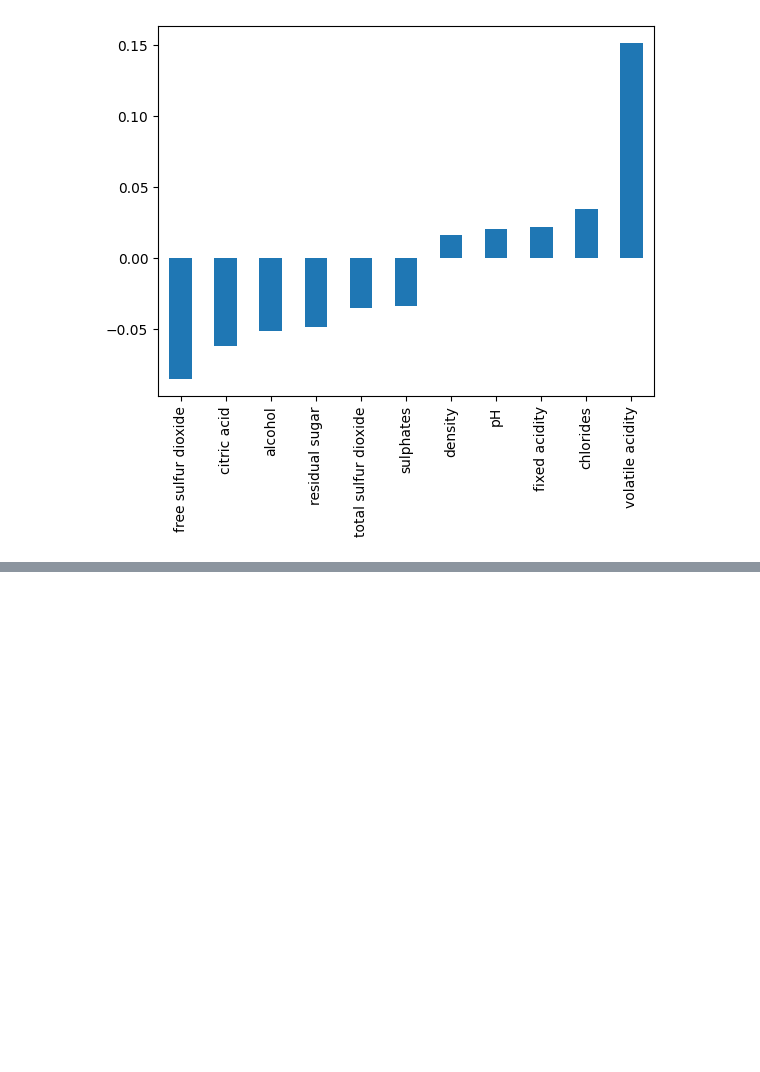
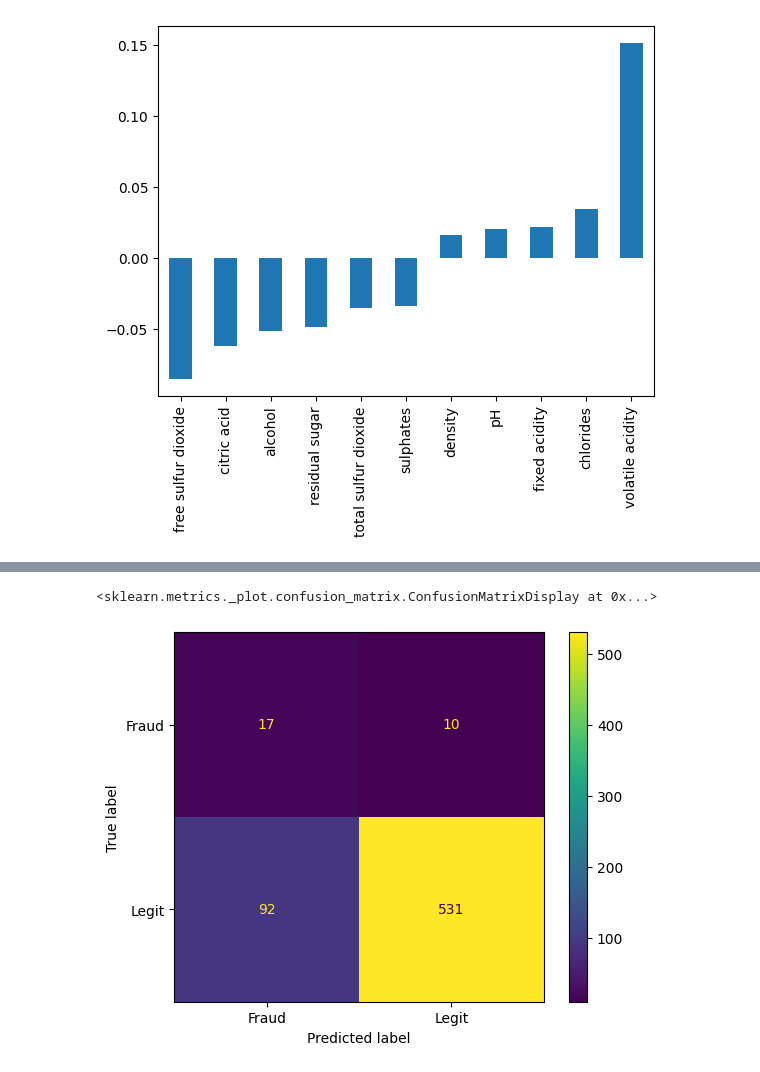
Before and after one commit to AlexTmbMifi/ML_basic, a Jupyter notebook: SVM/Project_SVM.ipynb, the cells around one changed output, grey strips where cells are left out. Saved outputs shown, nothing was run; the diff lists cells and outputs as text; code cells hidden in the pictures; blank space fills up the shorter version.

```diff
--- a/SVM/Project_SVM.ipynb
+++ b/SVM/Project_SVM.ipynb
@@ -173,0 +107,4 @@ grid.best_params_
+# %%
+df['type'] = pd.get_dummies(df['type'],drop_first=True, dtype=int)
+# %%
+df['Fraud'] = pd.get_dummies(df['quality'], drop_first=False, dtype=int)['Fraud']
@@ -173,0 +127,2 @@ grid.best_params_
+# %%
+df = df.drop('Fraud',axis=1)
@@ -173,0 +200,5 @@ grid.best_params_
+# %%
+ConfusionMatrixDisplay.from_estimator(grid, scaled_X_test, y_test)
+# %% [output]
+<sklearn.metrics._plot.confusion_matrix.ConfusionMatrixDisplay at 0x...>
+[figure, added]
```
Also changed, not shown: parts of 40 cells of this notebook.
